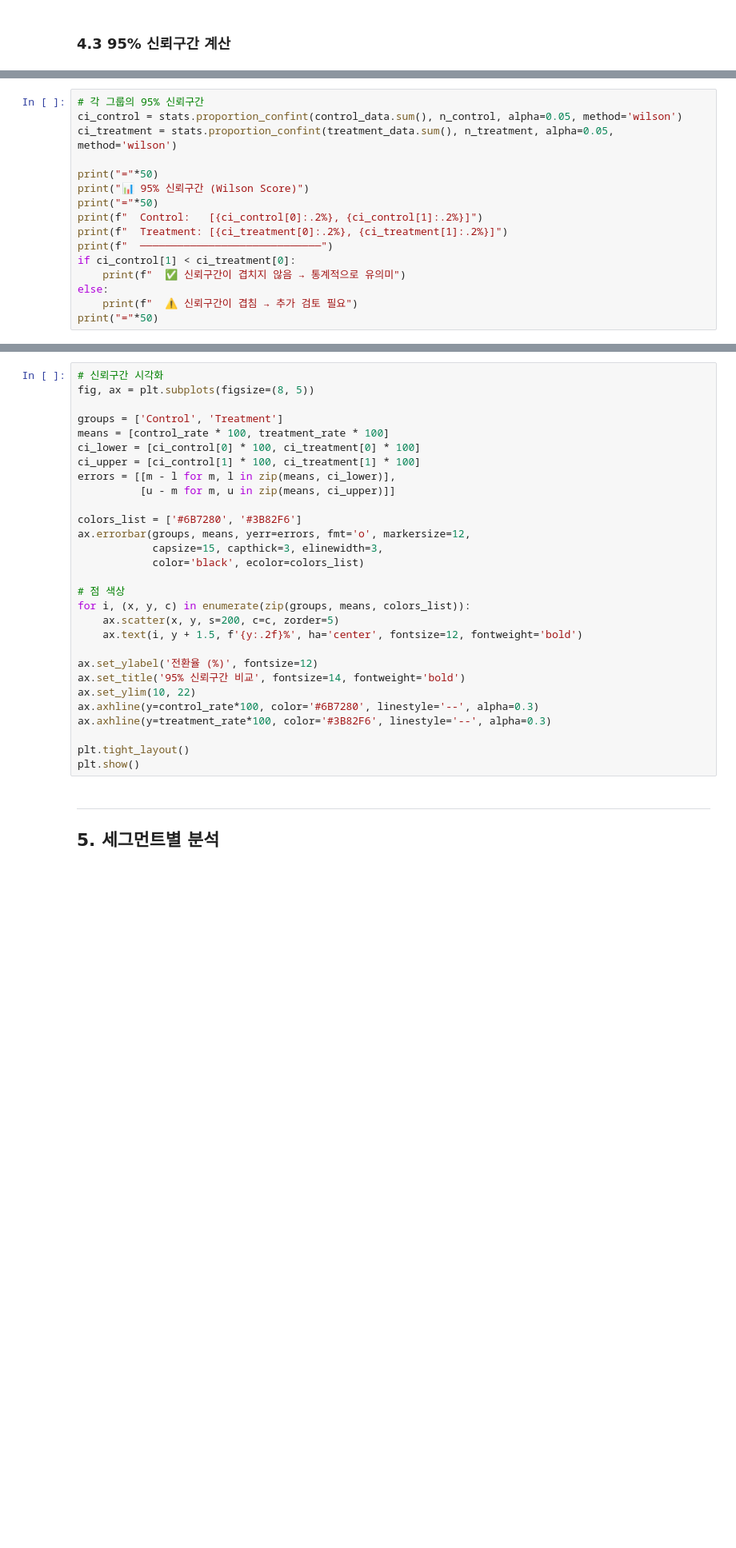
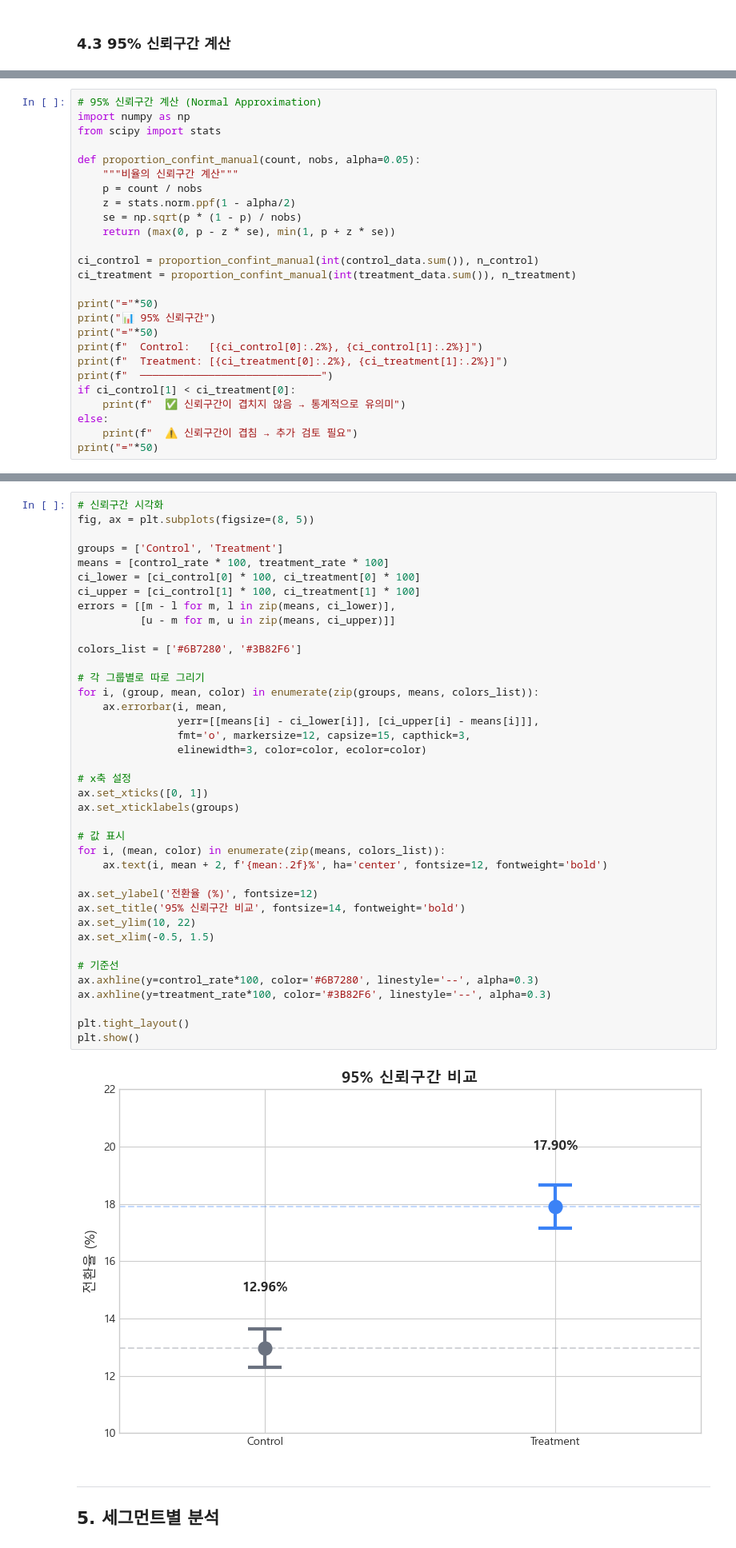
Before and after one commit to argo3997/A_B_TEST, a Jupyter notebook: AB_Test_Checkout_UI/notebooks/AB_Test_Analysis.ipynb, the cells around one changed output, grey strips where cells are left out. Shown: that part at 80% size. Saved outputs shown, nothing was run; the diff lists cells and outputs as text; blank space fills up the shorter version.

```diff
--- a/AB_Test_Checkout_UI/notebooks/AB_Test_Analysis.ipynb
+++ b/AB_Test_Checkout_UI/notebooks/AB_Test_Analysis.ipynb
@@ -279,10 +424,20 @@ print("="*50)
 # %%
-# 각 그룹의 95% 신뢰구간
-ci_control = stats.proportion_confint(control_data.sum(), n_control, alpha=0.05, method='wilson')
-ci_treatment = stats.proportion_confint(treatment_data.sum(), n_treatment, alpha=0.05, method='wilson')
+# 95% 신뢰구간 계산 (Normal Approximation)
+import numpy as np
+from scipy import stats
+
+def proportion_confint_manual(count, nobs, alpha=0.05):
+    """비율의 신뢰구간 계산"""
+    p = count / nobs
+    z = stats.norm.ppf(1 - alpha/2)
+    se = np.sqrt(p * (1 - p) / nobs)
+    return (max(0, p - z * se), min(1, p + z * se))
+
+ci_control = proportion_confint_manual(int(control_data.sum()), n_control)
+ci_treatment = proportion_confint_manual(int(treatment_data.sum()), n_treatment)
 
 print("="*50)
-print("📊 95% 신뢰구간 (Wilson Score)")
+print("📊 95% 신뢰구간")
 print("="*50)
 print(f"  Control:   [{ci_control[0]:.2%}, {ci_control[1]:.2%}]")
 print(f"  Treatment: [{ci_treatment[0]:.2%}, {ci_treatment[1]:.2%}]")
@@ -295,32 +459,44 @@ print("="*50)
 # %%
 # 신뢰구간 시각화
 fig, ax = plt.subplots(figsize=(8, 5))
 
 groups = ['Control', 'Treatment']
 means = [control_rate * 100, treatment_rate * 100]
 ci_lower = [ci_control[0] * 100, ci_treatment[0] * 100]
 ci_upper = [ci_control[1] * 100, ci_treatment[1] * 100]
 errors = [[m - l for m, l in zip(means, ci_lower)],
           [u - m for m, u in zip(means, ci_upper)]]
 
 colors_list = ['#6B7280', '#3B82F6']
-ax.errorbar(groups, means, yerr=errors, fmt='o', markersize=12,
-            capsize=15, capthick=3, elinewidth=3,
-            color='black', ecolor=colors_list)
 
-# 점 색상
-for i, (x, y, c) in enumerate(zip(groups, means, colors_list)):
-    ax.scatter(x, y, s=200, c=c, zorder=5)
-    ax.text(i, y + 1.5, f'{y:.2f}%', ha='center', fontsize=12, fontweight='bold')
+# 각 그룹별로 따로 그리기
+for i, (group, mean, color) in enumerate(zip(groups, means, colors_list)):
+    ax.errorbar(i, mean,
+                yerr=[[means[i] - ci_lower[i]], [ci_upper[i] - means[i]]],
+                fmt='o', markersize=12, capsize=15, capthick=3,
+                elinewidth=3, color=color, ecolor=color)
+
+# x축 설정
+ax.set_xticks([0, 1])
+ax.set_xticklabels(groups)
+
+# 값 표시
+for i, (mean, color) in enumerate(zip(means, colors_list)):
+    ax.text(i, mean + 2, f'{mean:.2f}%', ha='center', fontsize=12, fontweight='bold')
 
 ax.set_ylabel('전환율 (%)', fontsize=12)
 ax.set_title('95% 신뢰구간 비교', fontsize=14, fontweight='bold')
 ax.set_ylim(10, 22)
+ax.set_xlim(-0.5, 1.5)
+
+# 기준선
 ax.axhline(y=control_rate*100, color='#6B7280', linestyle='--', alpha=0.3)
 ax.axhline(y=treatment_rate*100, color='#3B82F6', linestyle='--', alpha=0.3)
 
 plt.tight_layout()
 plt.show()
+# %% [output]
+[figure, added]
 # %% [markdown]
 ---
 ## 5. 세그먼트별 분석
```
Also changed, not shown: parts of 21 cells of this notebook, 1 other file.
